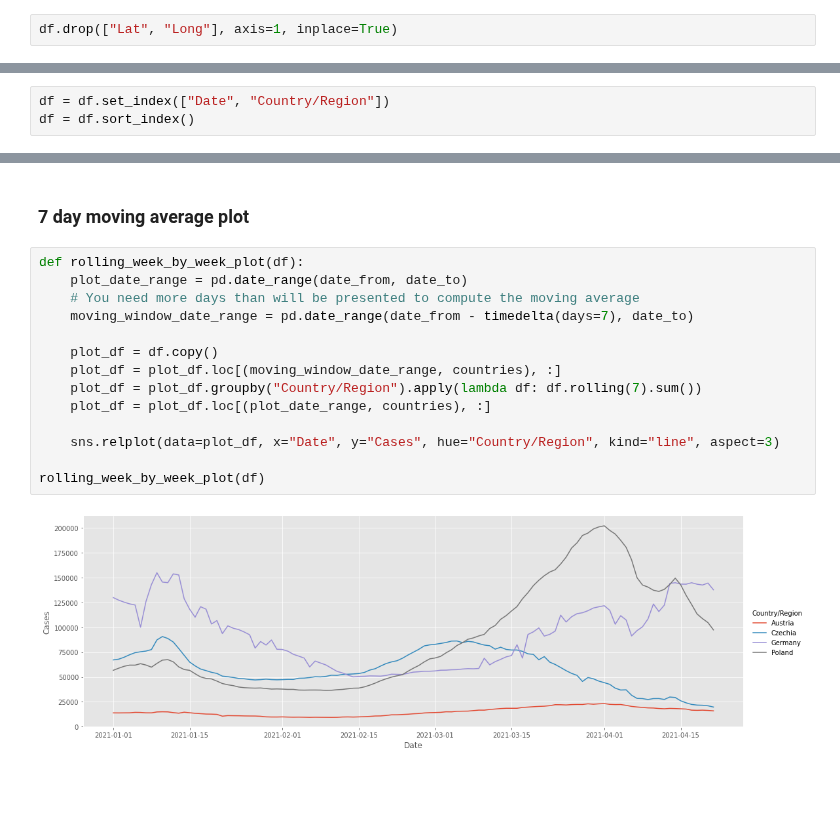
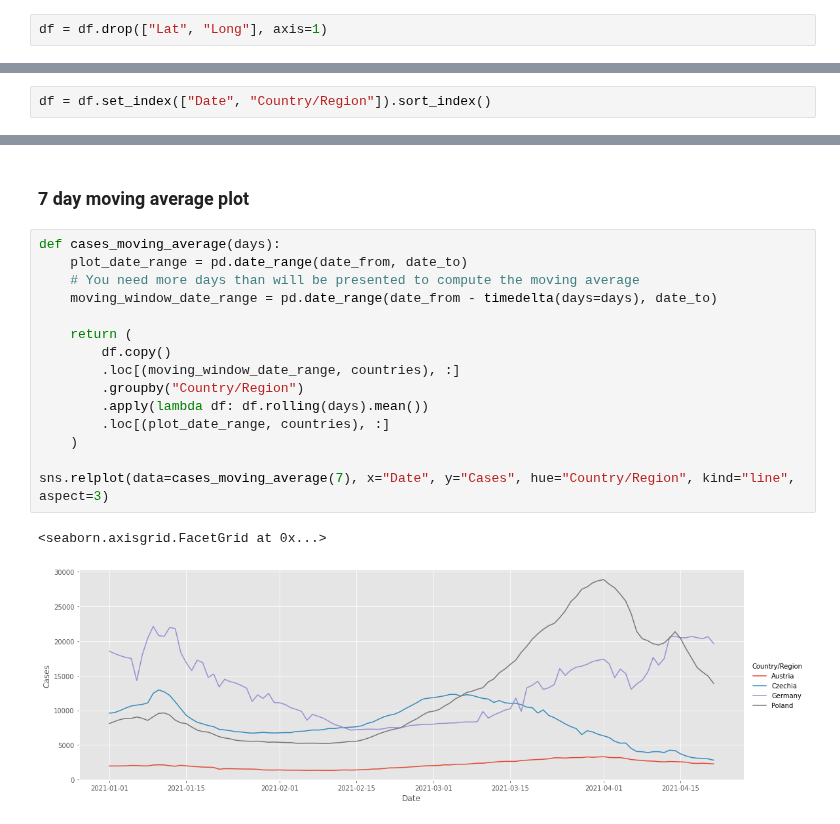
Before and after one commit to jaroslawr/jupyter-notebooks, a Jupyter notebook: covid/covid.ipynb, the cells around one changed output, grey strips where cells are left out. Drawn from its saved outputs; the diff is of its cells as text; blank space fills up the shorter version.

```diff
--- a/covid/covid.ipynb
+++ b/covid/covid.ipynb
@@ -32,7 +32,7 @@ df.head(3)
 # %% [markdown]
 ## Remove unused columns
 # %%
-df.drop(["Lat", "Long"], axis=1, inplace=True)
+df = df.drop(["Lat", "Long"], axis=1)
 # %%
 df.head(3)
 # %% [output]
@@ -109,8 +109,7 @@ df[(df["Country/Region"] == "United Kingdom") &
 # %% [markdown]
 ## Index by date and country
 # %%
-df = df.set_index(["Date", "Country/Region"])
-df = df.sort_index()
+df = df.set_index(["Date", "Country/Region"]).sort_index()
 # %%
 df.head(3)
 # %% [output]
@@ -183,18 +189,20 @@ week_by_week_plot(df)
 # %% [markdown]
 ### 7 day moving average plot
 # %%
-def rolling_week_by_week_plot(df):
+def cases_moving_average(days):
     plot_date_range = pd.date_range(date_from, date_to)
     # You need more days than will be presented to compute the moving average
-    moving_window_date_range = pd.date_range(date_from - timedelta(days=7), date_to)
+    moving_window_date_range = pd.date_range(date_from - timedelta(days=days), date_to)
 
-    plot_df = df.copy()
-    plot_df = plot_df.loc[(moving_window_date_range, countries), :]
-    plot_df = plot_df.groupby("Country/Region").apply(lambda df: df.rolling(7).sum())
-    plot_df = plot_df.loc[(plot_date_range, countries), :]
+    return (
+        df.copy()
+        .loc[(moving_window_date_range, countries), :]
+        .groupby("Country/Region")
+        .apply(lambda df: df.rolling(days).mean())
+        .loc[(plot_date_range, countries), :]
+    )
 
-    sns.relplot(data=plot_df, x="Date", y="Cases", hue="Country/Region", kind="line", aspect=3)
-
-rolling_week_by_week_plot(df)
+sns.relplot(data=cases_moving_average(7), x="Date", y="Cases", hue="Country/Region", kind="line", aspect=3)
 # %% [output]
+<seaborn.axisgrid.FacetGrid at 0x...>
-[figure, old version]
+[figure, new version]
```
Also changed, not shown: parts of 2 cells of this notebook, 1 other file.
